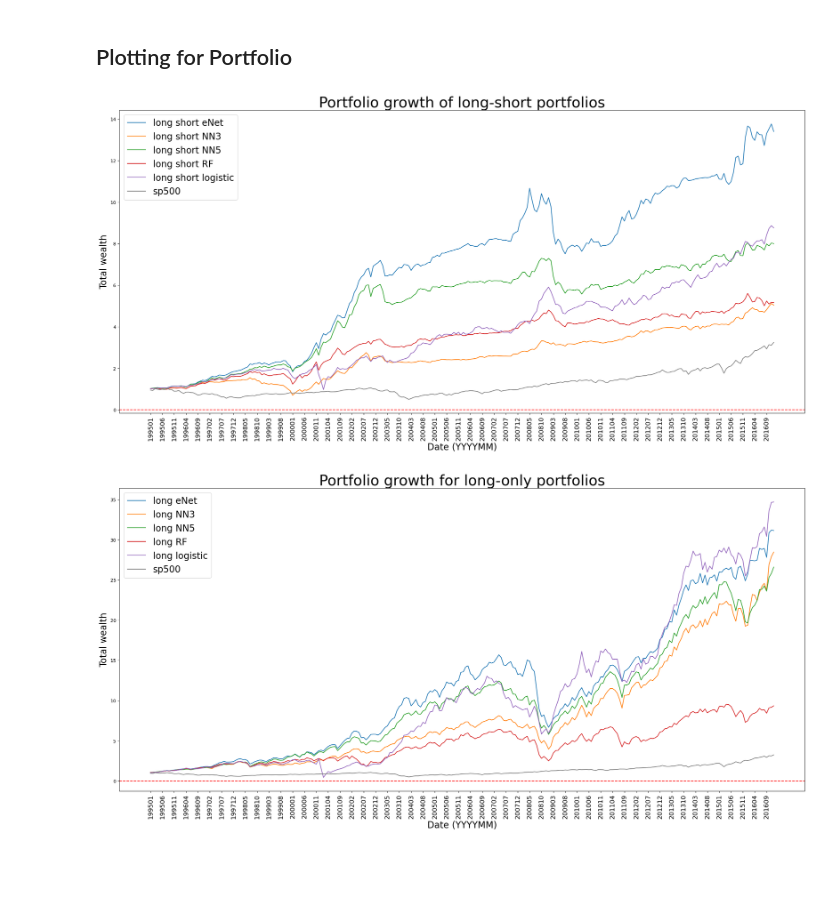
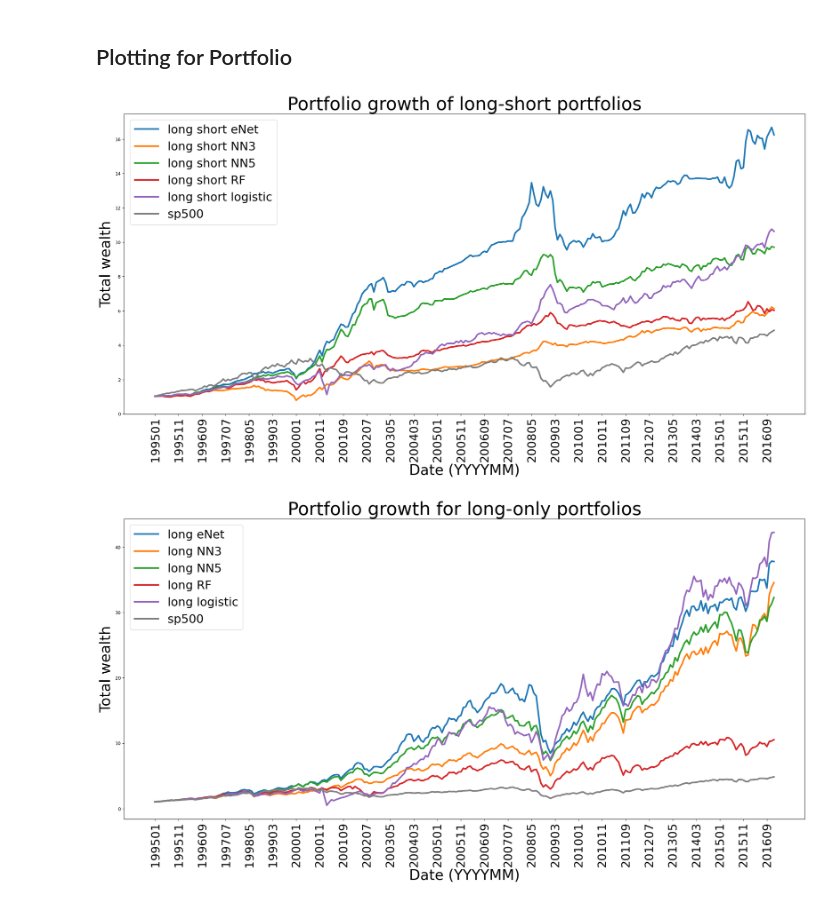
Before and after one commit to Sho-Shoo/36490-F23-Group1, a Jupyter notebook: plot_portfolio.ipynb, the cells around one changed output. Saved outputs shown, nothing was run; the diff lists cells and outputs as text; code cells hidden in the pictures; blank space fills up the shorter version.

Commit message:
Make portfolio to have larger fonts and thicker lines

```diff
--- a/plot_portfolio.ipynb
+++ b/plot_portfolio.ipynb
@@ -44,11 +45,11 @@ with open("outputs/portfolio/long_short_logistic.pkl", "rb") as f:
 
 with open("outputs/portfolio/sp500.pkl", "rb") as f:
     sp500 = pickle.load(f)
-    sp500 = sp500[324-264:]
+    sp500 = sp500[1:len(obj_month_list)+1]
 
 with open("outputs/portfolio/risk_free.pkl", "rb") as f:
     risk_free = pickle.load(f)
-    risk_free = risk_free[324-264:]
+    risk_free = risk_free[:len(obj_month_list)]
 
 # plt.figure(figsize=(27, 12))
 # plt.plot(obj_month_list, long_short_eNet, label="long short eNet")
@@ -93,25 +94,25 @@ accum_long_short_logistic = adjusted_cumulative_product(long_short_logistic)
 accum_long_logistic = adjusted_cumulative_product(long_logistic)
 accum_sp500 = adjusted_cumulative_product(sp500)
 # %%
+mpl.rc('lines', linewidth=3.5)
 plt.figure(figsize=(27, 12))
 
 plt.plot(obj_month_list, accum_long_short_eNet, label="long short eNet")
 plt.plot(obj_month_list, accum_long_short_nn3, label="long short NN3")
 # plt.plot(obj_month_list, accum_long_short_nn3_classifier, label="long short NN3 classifier")
 plt.plot(obj_month_list, accum_long_short_nn5, label="long short NN5")
 plt.plot(obj_month_list, accum_long_short_rf, label="long short RF")
 plt.plot(obj_month_list, accum_long_short_logistic, label="long short logistic")
 plt.plot(obj_month_list, accum_sp500, label="sp500", color="grey")
 
-plt.axhline(0, color='r', linestyle="--")
-plt.title("Portfolio growth of long-short portfolios", fontsize=32)
-plt.xticks(obj_month_list[::5], rotation='vertical', fontsize=14)
-plt.xlabel('Date (YYYYMM)', fontsize=20)
-plt.ylabel('Total wealth', fontsize=20)
-plt.legend(fontsize=20)
+plt.title("Portfolio growth of long-short portfolios", fontsize=40)
+plt.xticks(obj_month_list[::10], rotation='vertical', fontsize=26)
+plt.xlabel('Date (YYYYMM)', fontsize=32)
+plt.ylabel('Total wealth', fontsize=32)
+plt.legend(fontsize=26)
 plt.show()
 # %% [output]
-[figure, old version]
+[figure, new version]
 # %%
 plt.figure(figsize=(27, 12))
 
@@ -123,12 +124,11 @@ plt.plot(obj_month_list, accum_long_rf, label="long RF")
 plt.plot(obj_month_list, accum_long_logistic, label="long logistic")
 plt.plot(obj_month_list, accum_sp500, label="sp500", color="grey")
 
-plt.axhline(0, color='r', linestyle="--")
-plt.title("Portfolio growth for long-only portfolios", fontsize=32)
-plt.xticks(obj_month_list[::5], rotation='vertical', fontsize=14)
-plt.xlabel('Date (YYYYMM)', fontsize=20)
-plt.ylabel('Total wealth', fontsize=20)
-plt.legend(fontsize=20)
+plt.title("Portfolio growth for long-only portfolios", fontsize=40)
+plt.xticks(obj_month_list[::10], rotation='vertical', fontsize=26)
+plt.xlabel('Date (YYYYMM)', fontsize=32)
+plt.ylabel('Total wealth', fontsize=32)
+plt.legend(fontsize=26)
 plt.show()
 # %% [output]
-[figure, old version]
+[figure, new version]
```
Also changed, not shown: parts of 1 cell of this notebook, 2 other files.
